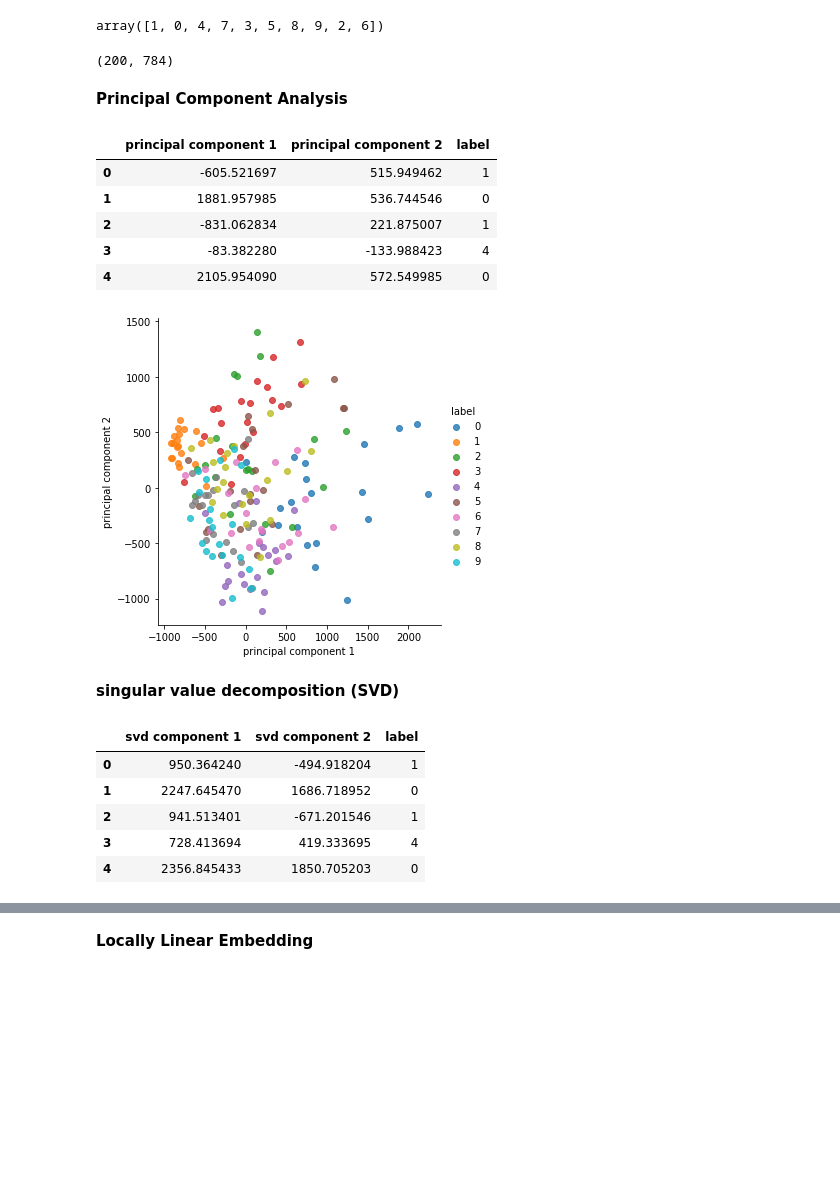
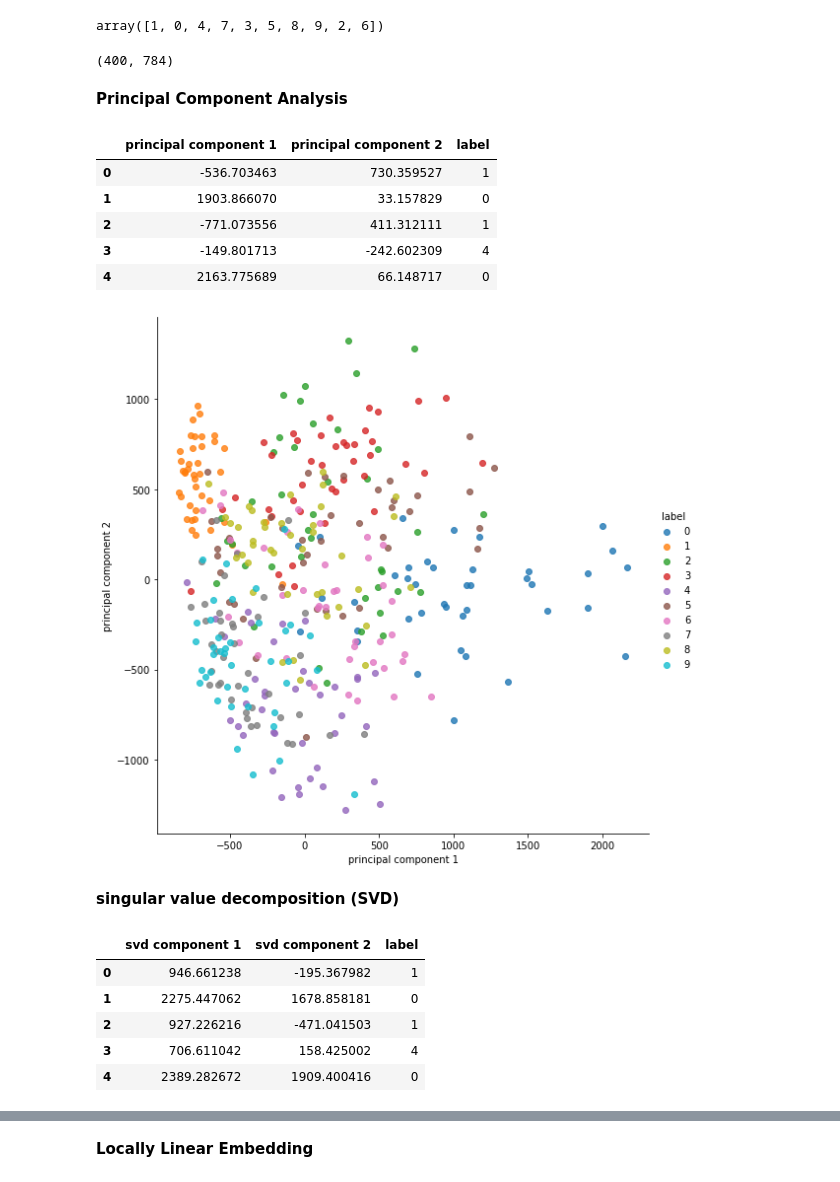
Before and after one commit to mukkatharun/DimensionalityReductionTechniques, a Jupyter notebook: DimensionalityReductionTechniquesImages.ipynb, the cells around one changed output, grey strips where cells are left out. Drawn from its saved outputs; the diff is of its cells as text; code cells hidden in the pictures; blank space fills up the shorter version.

```diff
--- a/DimensionalityReductionTechniquesImages.ipynb
+++ b/DimensionalityReductionTechniquesImages.ipynb
@@ -37,11 +37,11 @@ data['label'].unique() # we have total of 10 digits
 # %% [output]
 array([1, 0, 4, 7, 3, 5, 8, 9, 2, 6])
 # %%
-data = data.groupby('label').head(20)
+data = data.groupby('label').head(40)
 df = data.loc[ : , data.columns != 'label']
 df.shape
 # %% [output]
-(200, 784)
+(400, 784)
 # %% [markdown]
 **Principal Component Analysis**
 # %%
@@ -56,17 +56,17 @@ principalDf['label']=pd.Series(var)
 principalDf.head()
 # %% [output]
 |  | principal component 1 | principal component 2 | label |
-| 0 | -605.521697 | 515.949462 | 1 |
-| 1 | 1881.957985 | 536.744546 | 0 |
-| 2 | -831.062834 | 221.875007 | 1 |
-| 3 | -83.382280 | -133.988423 | 4 |
-| 4 | 2105.954090 | 572.549985 | 0 |
+| 0 | -536.703463 | 730.359527 | 1 |
+| 1 | 1903.866070 | 33.157829 | 0 |
+| 2 | -771.073556 | 411.312111 | 1 |
+| 3 | -149.801713 | -242.602309 | 4 |
+| 4 | 2163.775689 | 66.148717 | 0 |
 # %%
 import seaborn as sns
-sns.lmplot('principal component 1', 'principal component 2', data=principalDf, hue='label', fit_reg=False)
+sns.lmplot('principal component 1', 'principal component 2', data=principalDf, hue='label', fit_reg=False, size=8, height=6)
 plt.show()
 # %% [output]
-[figure, old version]
+[figure, new version]
 # %% [markdown]
 **singular value decomposition (SVD)**
 # %%
@@ -81,10 +81,10 @@ principalDf['label']=pd.Series(var)
 principalDf.head()
 # %% [output]
 |  | svd component 1 | svd component 2 | label |
-| 0 | 950.364240 | -494.918204 | 1 |
-| 1 | 2247.645470 | 1686.718952 | 0 |
-| 2 | 941.513401 | -671.201546 | 1 |
-| 3 | 728.413694 | 419.333695 | 4 |
-| 4 | 2356.845433 | 1850.705203 | 0 |
+| 0 | 946.661238 | -195.367982 | 1 |
+| 1 | 2275.447062 | 1678.858181 | 0 |
+| 2 | 927.226216 | -471.041503 | 1 |
+| 3 | 706.611042 | 158.425002 | 4 |
+| 4 | 2389.282672 | 1909.400416 | 0 |
 # %%
 import seaborn as sns
```
Also changed, not shown: parts of 11 cells of this notebook.
